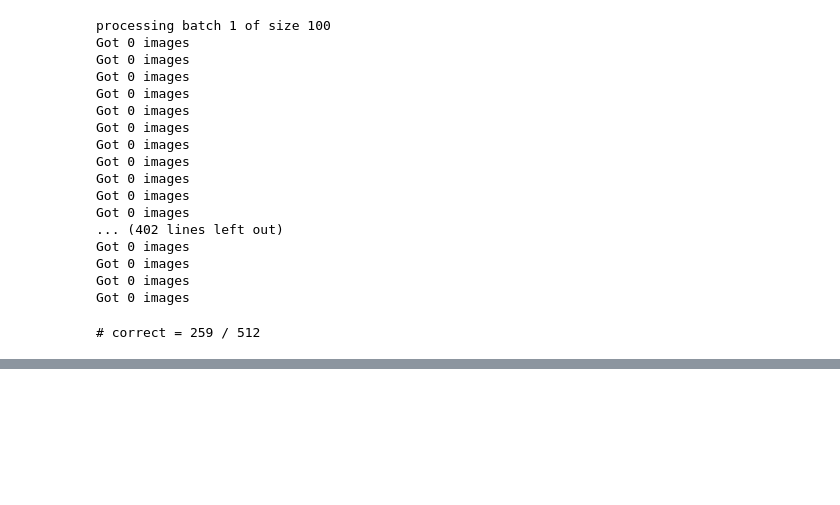
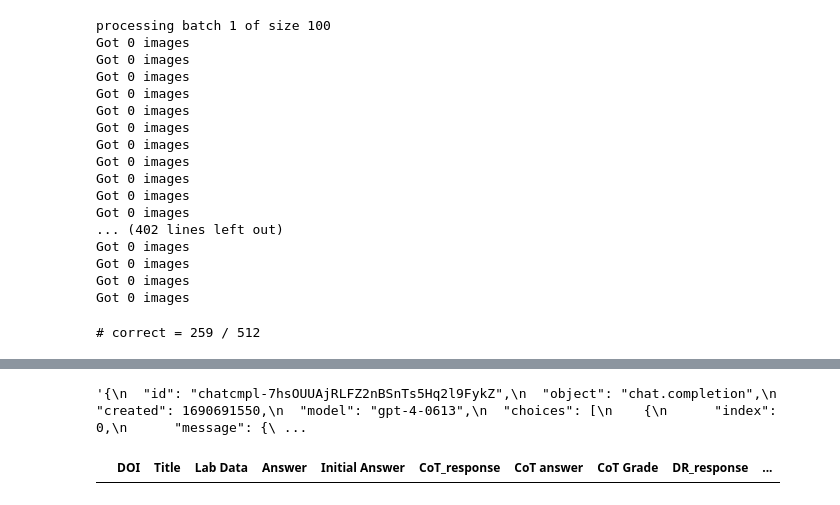
Before and after one commit to bfdykstra/health-tech-llm-code-lab, a Jupyter notebook: explore_data.ipynb, the cells around one changed output, grey strips where cells are left out. Cells and saved outputs as stored; diff of their text form; code cells hidden in the pictures; blank space fills up the shorter version.

```diff
--- a/explore_data.ipynb
+++ b/explore_data.ipynb
@@ -434,3 +538,5 @@ Got 0 images
 eval_responses(gpt_4_responses, 'answer', dr_answers)
 # %% [output]
 # correct = 259 / 512
+# %%
+nejm_df = pd.read_csv('data/NEJM_complete_graded.csv', encoding = "utf-8")
@@ -436,0 +554,2 @@ eval_responses(gpt_4_responses, 'answer', dr_answers)
+# %%
+nejm_df = nejm_df[0:-1]
@@ -436,0 +571,8 @@ eval_responses(gpt_4_responses, 'answer', dr_answers)
+# %%
+nejm_df.iloc[4]['CoT_response']
+# %% [output]
+'{\n  "id": "chatcmpl-7hsOUUAjRLFZ2nBSnTs5Hq2l9FykZ",\n  "object": "chat.completion",\n  "created": 1690691550,\n  "model": "gpt-4-0613",\n  "choices": [\n    {\n      "index": 0,\n      "message": {\ ...
+# %%
+nejm_df[nejm_df['CoT_response'].isna()]
+# %% [output]
+|  | DOI | Title | Lab Data | Answer | Initial Answer | CoT_response | CoT answer | CoT Grade | DR_response | ... |
```
Also changed, not shown: parts of 38 cells of this notebook, 8 other files.
